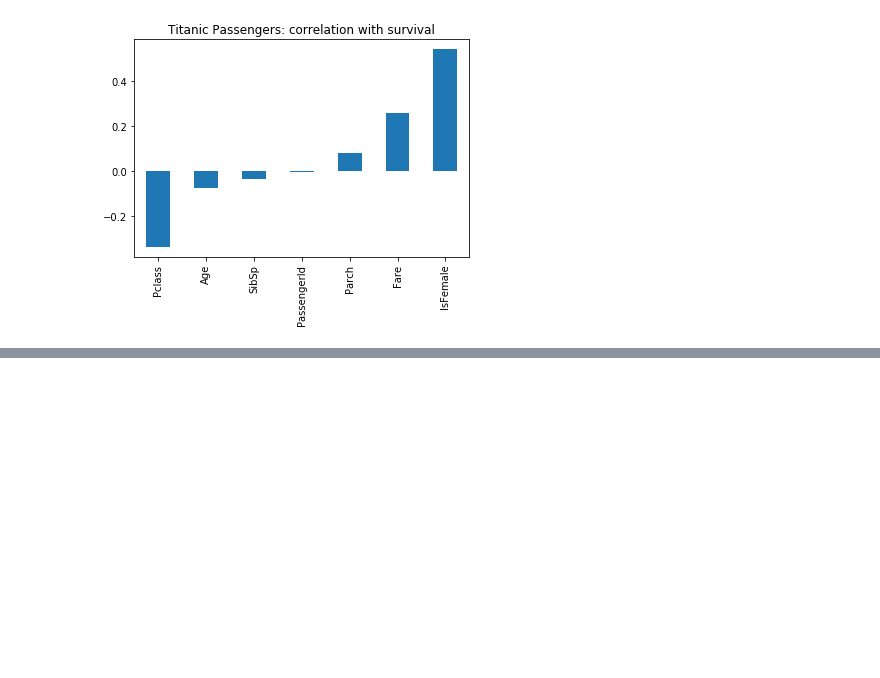
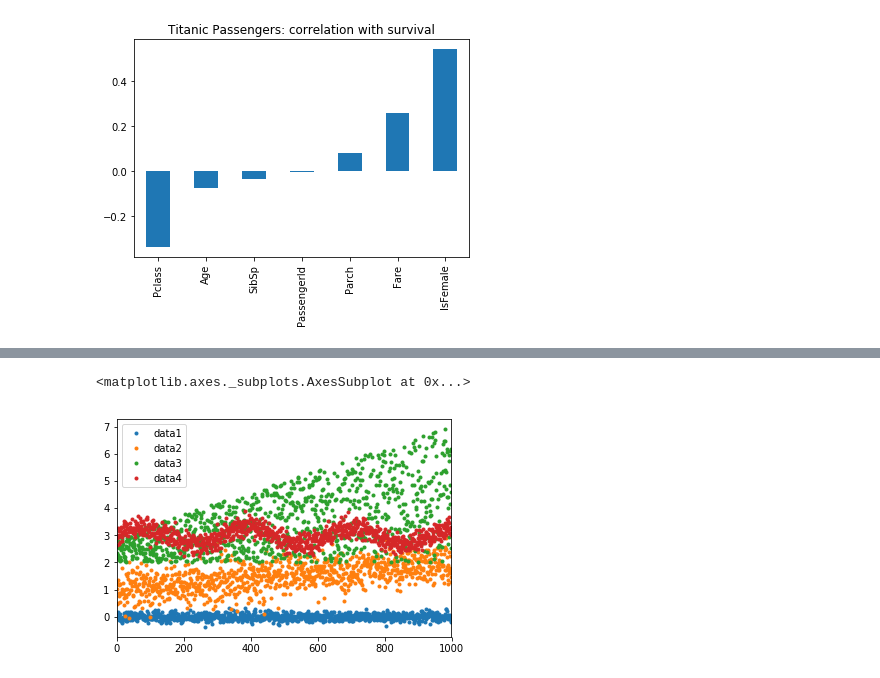
Before and after one commit to drujensen/zero-to-deep-learning, a Jupyter notebook: work/Chapter 2.ipynb, the cells around one changed output, grey strips where cells are left out. Saved outputs shown, nothing was run; the diff lists cells and outputs as text; code cells hidden in the pictures; blank space fills up the shorter version.

```diff
--- a/work/Chapter 2.ipynb
+++ b/work/Chapter 2.ipynb
@@ -255,0 +288,5 @@ df.plot(title='Line Plot')
+# %%
+df.plot(style='.')
+# %% [output]
+<matplotlib.axes._subplots.AxesSubplot at 0x...>
+[figure, added]
```
Also changed, not shown: parts of 29 cells of this notebook, 16 other files.
